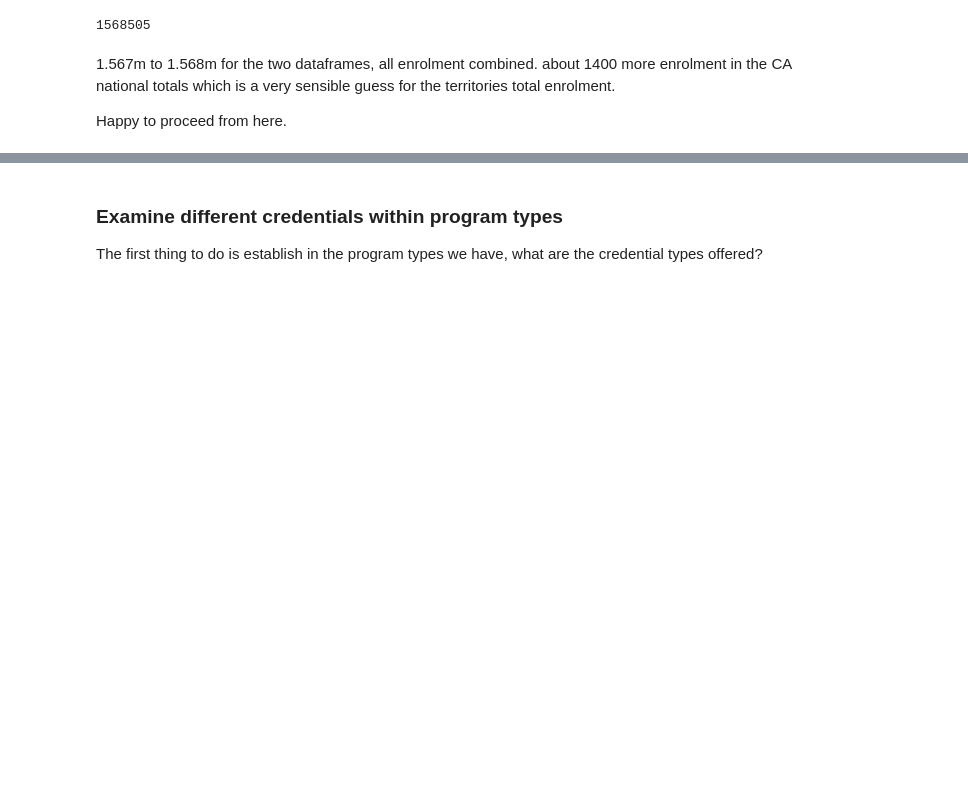
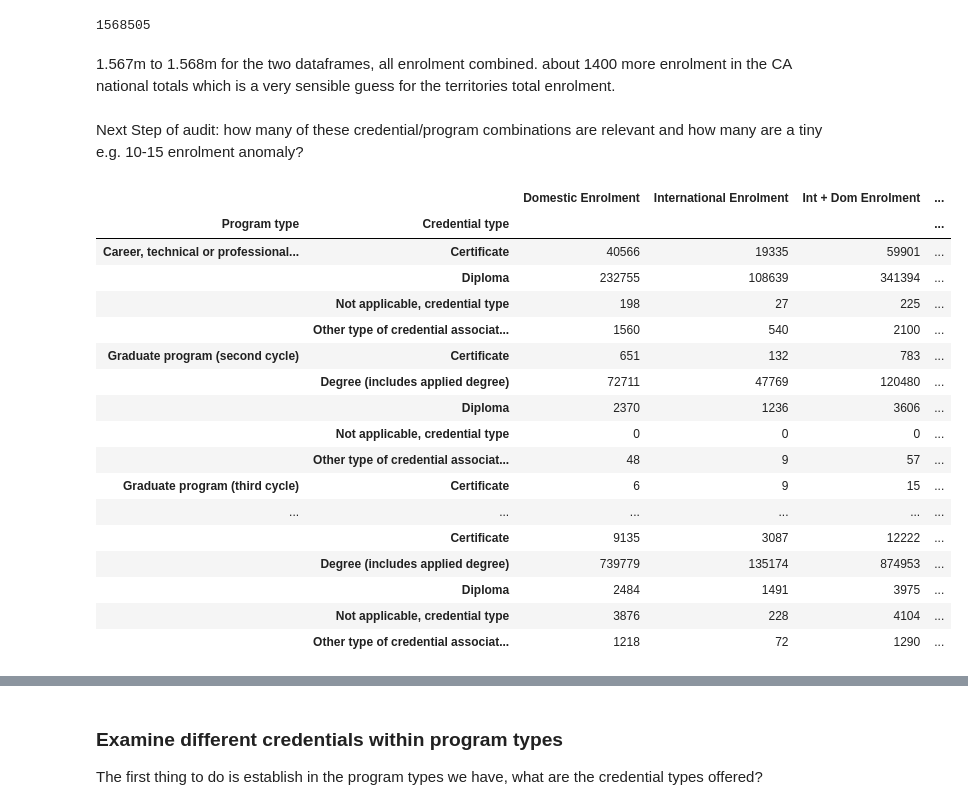
Before and after one commit to tjjdoherty/canadian-psi-project, a Jupyter notebook: program_cred_analysis.ipynb, the cells around one changed output, grey strips where cells are left out. Drawn from its saved outputs; the diff is of its cells as text; code cells hidden in the pictures; blank space fills up the shorter version.

```diff
--- a/program_cred_analysis.ipynb
+++ b/program_cred_analysis.ipynb
@@ -2015,5 +2015,35 @@ ca_creds_df[ca_creds_df['FY Start'] == 2022]['Domestic Enrolment'].sum() + ca_cr
 1568505
 # %% [markdown]
 1.567m to 1.568m for the two dataframes, all enrolment combined. about 1400 more enrolment in the CA national totals which is a very sensible guess for the territories total enrolment.
-
-Happy to proceed from here.
+# %% [markdown]
+Next Step of audit: how many of these credential/program combinations are relevant and how many are a tiny e.g. 10-15 enrolment anomaly?
+# %%
+# get total enrolment for each credential type for each program type
+prog_cred_enrolment_22 = creds_df[creds_df['FY Start'] == 2022].groupby(['Program type', 'Credential type'])[['Domestic Enrolment', 'International Enrolment']].sum()
+
+# make a new column for total enrolment
+prog_cred_enrolment_22['Int + Dom Enrolment'] = prog_cred_enrolment_22['Domestic Enrolment'] + prog_cred_enrolment_22['International Enrolment']
+
+# make a column for the % that this segment's enrolment represents of the entire total
+prog_cred_enrolment_22['% of All Enrolment'] = (prog_cred_enrolment_22['Int + Dom Enrolment'] / prog_cred_enrolment_22['Int + Dom Enrolment'].sum() * 100).round(2)
+
+prog_cred_enrolment_22
+# %% [output]
+|  |  | Domestic Enrolment | International Enrolment | Int + Dom Enrolment | ... |
+| Program type | Credential type |  |  |  | ... |
+| Career, technical or professional... | Certificate | 40566 | 19335 | 59901 | ... |
+|  | Diploma | 232755 | 108639 | 341394 | ... |
+|  | Not applicable, credential type | 198 | 27 | 225 | ... |
+|  | Other type of credential associat... | 1560 | 540 | 2100 | ... |
+| Graduate program (second cycle) | Certificate | 651 | 132 | 783 | ... |
+|  | Degree (includes applied degree) | 72711 | 47769 | 120480 | ... |
+|  | Diploma | 2370 | 1236 | 3606 | ... |
+|  | Not applicable, credential type | 0 | 0 | 0 | ... |
+|  | Other type of credential associat... | 48 | 9 | 57 | ... |
+| Graduate program (third cycle) | Certificate | 6 | 9 | 15 | ... |
+| ... | ... | ... | ... | ... | ... |
+|  | Certificate | 9135 | 3087 | 12222 | ... |
+|  | Degree (includes applied degree) | 739779 | 135174 | 874953 | ... |
+|  | Diploma | 2484 | 1491 | 3975 | ... |
+|  | Not applicable, credential type | 3876 | 228 | 4104 | ... |
+|  | Other type of credential associat... | 1218 | 72 | 1290 | ... |
```
Also changed, not shown: parts of 5 cells of this notebook.
